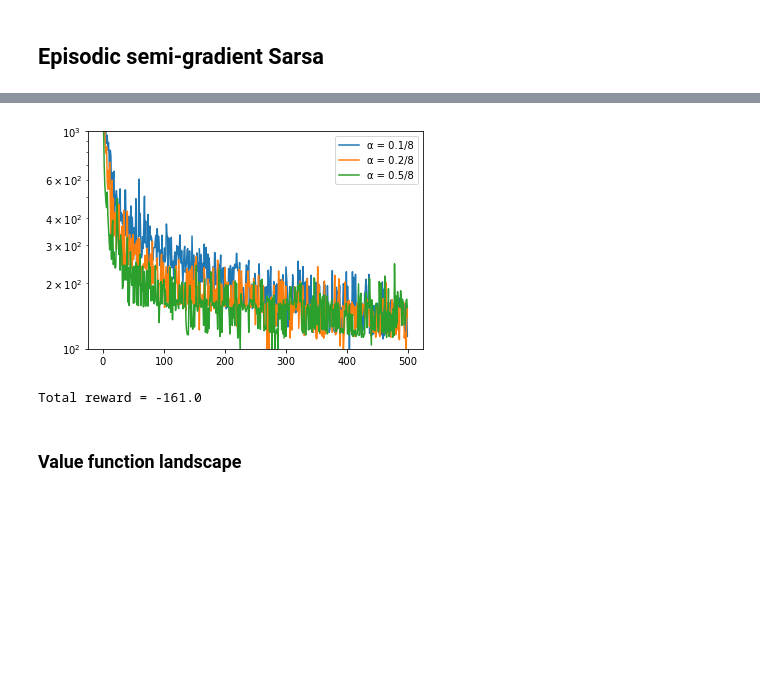
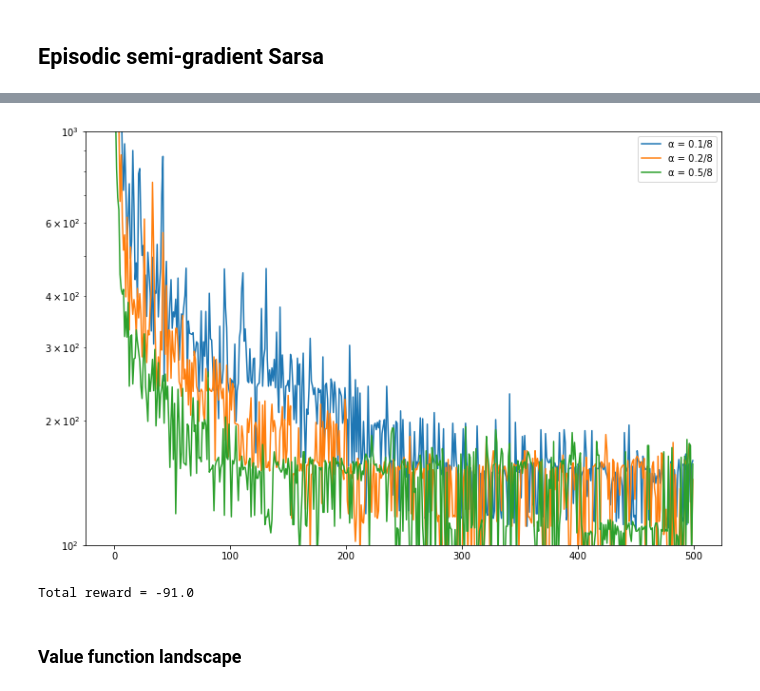
Before and after one commit to arampacha/rlbook.jl, a Jupyter notebook: 10_mountain_car_gym.ipynb, the cells around one changed output, grey strips where cells are left out. Saved outputs shown, nothing was run; the diff lists cells and outputs as text; code cells hidden in the pictures; blank space fills up the shorter version.

Commit message:
sarsa-lambda

```diff
--- a/10_mountain_car_gym.ipynb
+++ b/10_mountain_car_gym.ipynb
@@ -107,7 +107,8 @@ def eps_greedy(s, w, eps=0.1):
         return greedy(s, w)
 # %%
 def run_sarsa(n_episodes=10, alpha=0.2, gamma=1., eps=0.1):
-    max_steps = 100_000
+    env = gym.make('MountainCar-v0')
+    max_steps = env._max_episode_steps = 10_000
     steps_per_episode = np.zeros(n_episodes, )
 
     alpha /= 8
@@ -116,7 +117,7 @@ def run_sarsa(n_episodes=10, alpha=0.2, gamma=1., eps=0.1):
     for e in pbar:
 
         s = env.reset()
-        a = env.action_space.sample()
+        a = eps_greedy(s, w, eps)
         done = False
 
         for step in range(max_steps):
@@ -132,9 +133,9 @@ def run_sarsa(n_episodes=10, alpha=0.2, gamma=1., eps=0.1):
         pbar.set_description(f"steps/ep. {steps_per_episode[e]}")
     return steps_per_episode, w
 # %%
-# steps_per_episode, w = run_sarsa(500)
+steps_per_episode, w = run_sarsa(500)
 
-# plt.plot(steps_per_episode)
-# plt.ylim([100, 1000])
-# plt.yscale("log")
-# plt.show()
+plt.plot(steps_per_episode)
+plt.ylim([100, 1000])
+plt.yscale("log")
+plt.show()
@@ -141,22 +144,24 @@ def run_sarsa(n_episodes=10, alpha=0.2, gamma=1., eps=0.1):
 # %%
-n_episolinspace= 500
+n_runs = 10
+n_episodes = 500
 fig = plt.figure(figsize=(12, 8))
 
 for alpha in [0.1, 0.2, 0.5]:
     avg_steps_per_episode = np.zeros(n_episodes)
-    for i in range(1,21):
+    for i in range(1,n_runs+1):
         steps_per_episode, w = run_sarsa(n_episodes, alpha=alpha)
         avg_steps_per_episode += (steps_per_episode - avg_steps_per_episode)/i
 
     plt.plot(steps_per_episode, label=f"α = {alpha}/8")
 
 plt.ylim([100, 1000])
 plt.yscale("log")
 plt.legend(loc='upper right')
 plt.show()
 # %% [output]
-[figure, old version]
+[figure, new version]
 # %%
+env = gym.make('MountainCar-v0')
 s = env.reset()
 done = False
 total_reward = 0
@@ -166,11 +171,11 @@ while not done:
     a = max(range(3), key=lambda a: q_hat(s,a,w))
     s, r, done, info = env.step(a)
     total_reward += r
-    time.sleep(0.01)
+    time.sleep(0.02)
 env.close()
 print("Total reward =", total_reward)
 # %% [output]
-Total reward = -161.0
+Total reward = -91.0
 # %% [markdown]
 ### Value function landscape
 # %%
```
Also changed, not shown: parts of 11 cells of this notebook.
